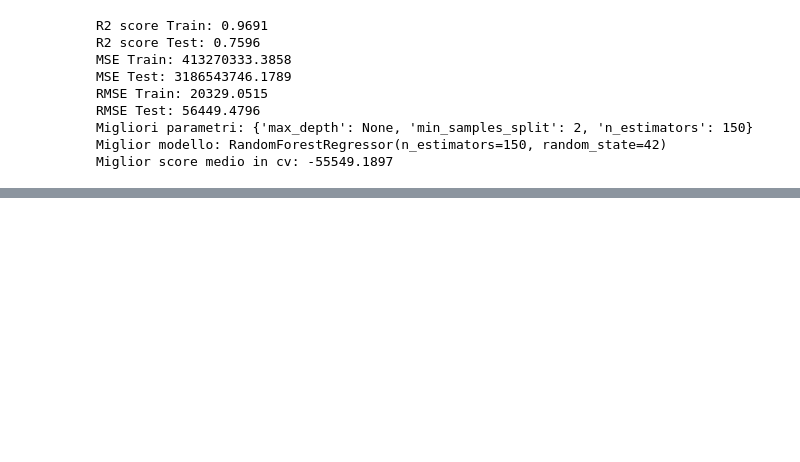
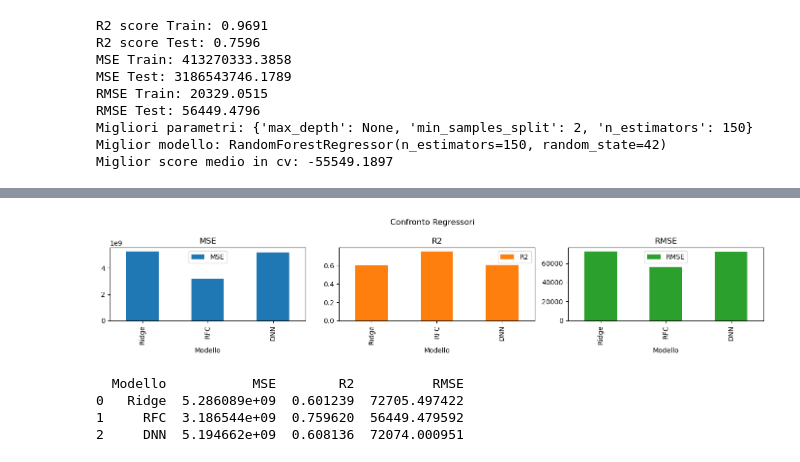
Before and after one commit to Anelgo02/BigData-notebooks, a Jupyter notebook: BigData (MODULO 2)/housing/housing1.ipynb, the cells around one changed output, grey strips where cells are left out. Drawn from its saved outputs; the diff is of its cells as text; code cells hidden in the pictures; blank space fills up the shorter version.

```diff
--- a/BigData (MODULO 2)/housing/housing1.ipynb
+++ b/BigData (MODULO 2)/housing/housing1.ipynb
@@ -247,0 +383,40 @@ Miglior score medio in cv: -55549.1897
+# %%
+# valutazione regressore neurale
+
+def evaluate (model,device,test_loader):
+    model.eval()
+
+    nn_pred, nn_true = [], []
+    with torch.no_grad():
+        for X_batch, y_batch in test_loader:
+
+            X_batch, y_batch = X_batch.to(device), y_batch.to(device)
+            logits = model(X_batch)
+            nn_true.extend(y_batch.cpu().numpy().flatten())
+            nn_pred.extend(logits.cpu().numpy().flatten())
+
+    return nn_true, nn_pred
+
+nn_true, nn_pred = evaluate(model,device,test_loader)
+
+nn_mse_test = mean_squared_error(nn_true,nn_pred)
+nn_rmse_test = root_mean_squared_error(nn_true,nn_pred)
+nn_r2_test = r2_score(nn_true, nn_pred)
+
+res = pd.DataFrame({
+    'Modello' : ["Ridge", "RFC", "DNN"],
+    'MSE' : [mse_ridge_test, mse_rfc_test, nn_mse_test],
+    'R2' : [r2_ridge_test, r2_rfc_test, nn_r2_test],
+    'RMSE' : [rmse_ridge_test, rmse_rfc_test, nn_rmse_test]
+})
+
+res.plot(kind='bar',subplots=True, sharex=True, title="Confronto Regressori", x='Modello', figsize=(14,3), layout=(1,3))
+plt.tight_layout()
+plt.show()
+print(res)
+# %% [output]
+[figure, added]
+  Modello           MSE        R2          RMSE
+0   Ridge  5.286089e+09  0.601239  72705.497422
+1     RFC  3.186544e+09  0.759620  56449.479592
+2     DNN  5.194662e+09  0.608136  72074.000951
```
Also changed, not shown: parts of 3 cells of this notebook, 2 other files.
